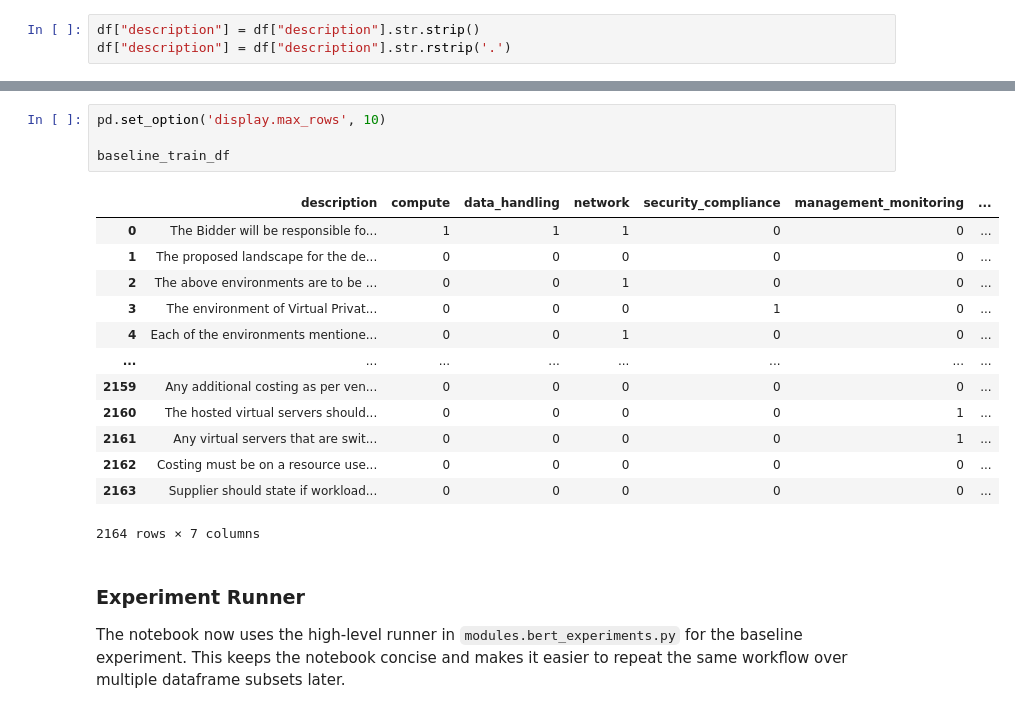
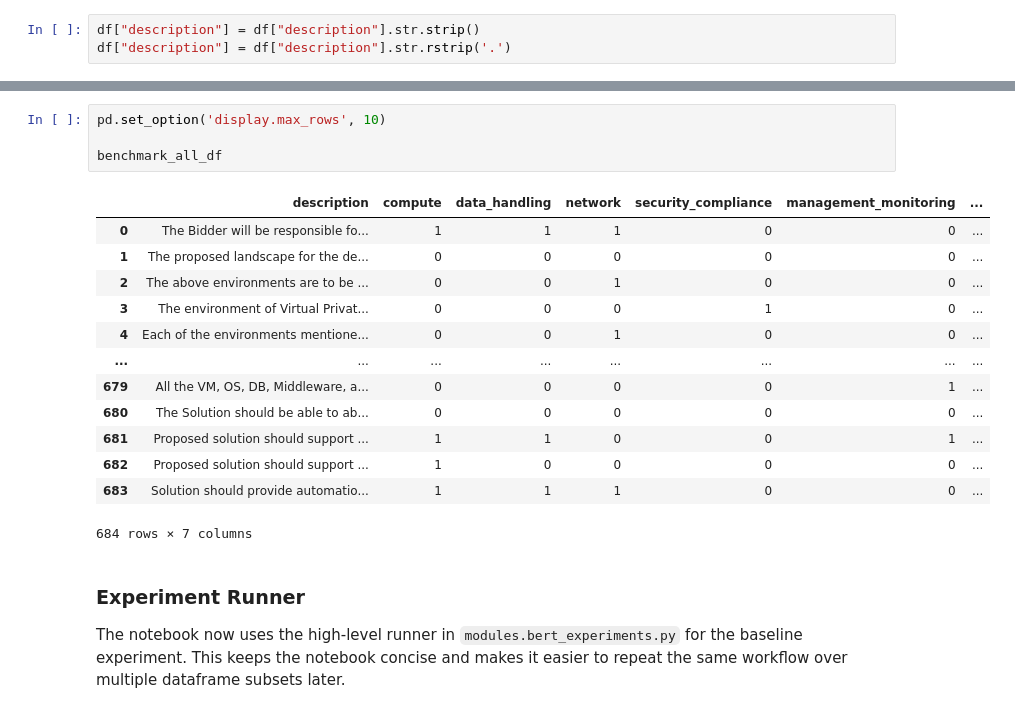
Before and after one commit to ColonelBBQ/thesis-sapienza, a Jupyter notebook: main.ipynb, the cells around one changed output, grey strips where cells are left out. Saved outputs shown, nothing was run; the diff lists cells and outputs as text.

```diff
--- a/main.ipynb
+++ b/main.ipynb
@@ -278,21 +334,21 @@ print(len(baseline_train_df))
 # %%
 pd.set_option('display.max_rows', 10)
 
-baseline_train_df
+benchmark_all_df
 # %% [output]
 |  | description | compute | data_handling | network | security_compliance | management_monitoring | ... |
 | 0 | The Bidder will be responsible fo... | 1 | 1 | 1 | 0 | 0 | ... |
 | 1 | The proposed landscape for the de... | 0 | 0 | 0 | 0 | 0 | ... |
 | 2 | The above environments are to be ... | 0 | 0 | 1 | 0 | 0 | ... |
 | 3 | The environment of Virtual Privat... | 0 | 0 | 0 | 1 | 0 | ... |
 | 4 | Each of the environments mentione... | 0 | 0 | 1 | 0 | 0 | ... |
 | ... | ... | ... | ... | ... | ... | ... | ... |
-| 2159 | Any additional costing as per ven... | 0 | 0 | 0 | 0 | 0 | ... |
-| 2160 | The hosted virtual servers should... | 0 | 0 | 0 | 0 | 1 | ... |
-| 2161 | Any virtual servers that are swit... | 0 | 0 | 0 | 0 | 1 | ... |
-| 2162 | Costing must be on a resource use... | 0 | 0 | 0 | 0 | 0 | ... |
-| 2163 | Supplier should state if workload... | 0 | 0 | 0 | 0 | 0 | ... |
+| 679 | All the VM, OS, DB, Middleware, a... | 0 | 0 | 0 | 0 | 1 | ... |
+| 680 | The Solution should be able to ab... | 0 | 0 | 0 | 0 | 0 | ... |
+| 681 | Proposed solution should support ... | 1 | 1 | 0 | 0 | 1 | ... |
+| 682 | Proposed solution should support ... | 1 | 0 | 0 | 0 | 0 | ... |
+| 683 | Solution should provide automatio... | 1 | 1 | 1 | 0 | 0 | ... |
-2164 rows × 7 columns
+684 rows × 7 columns
 # %% [markdown]
 ### Experiment Runner
 
```
Also changed, not shown: parts of 10 cells of this notebook.
